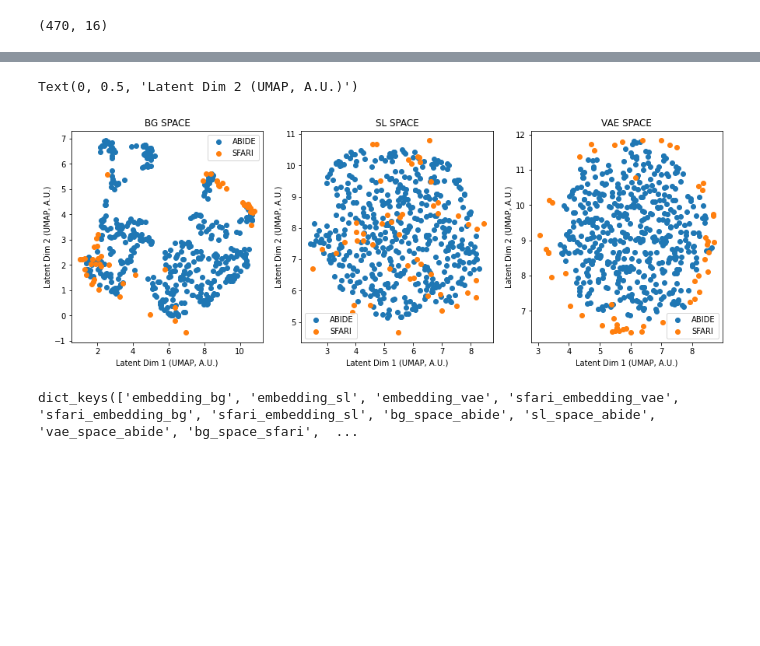
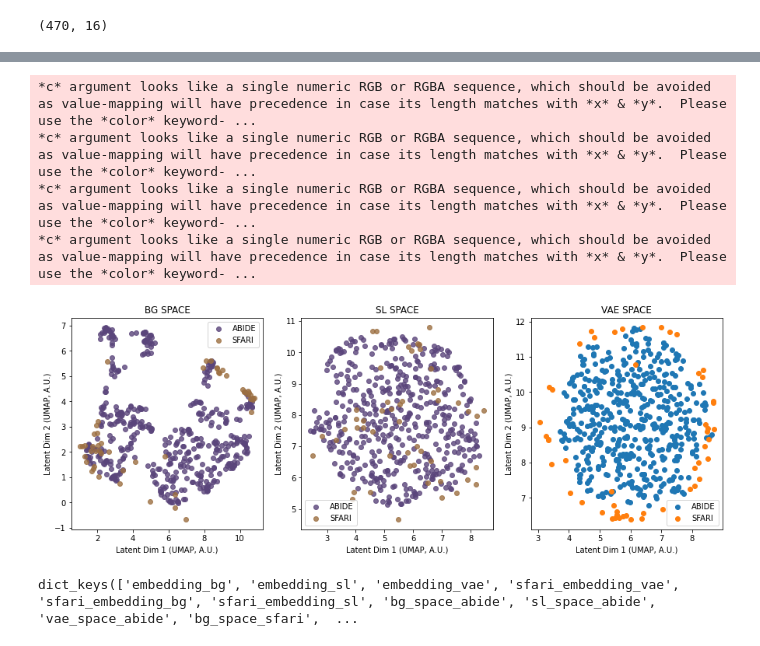
Before and after one commit to Aglinskas/BC-MRI-AE, a Jupyter notebook: Colab Notebooks/mahalanobis_distance_abide_sfari-Copy1.ipynb, the cells around one changed output, grey strips where cells are left out. Drawn from its saved outputs; the diff is of its cells as text; code cells hidden in the pictures; blank space fills up the shorter version.

```diff
--- a/Colab Notebooks/mahalanobis_distance_abide_sfari-Copy1.ipynb
+++ b/Colab Notebooks/mahalanobis_distance_abide_sfari-Copy1.ipynb
@@ -18,3 +31,6 @@ dict_keys(['embedding_bg', 'embedding_sl', 'embedding_vae', 'sfari_embedding_vae
 embed['embedding_bg'].shape
 # %% [output]
 (470, 16)
+# %%
+c_abide = np.array([90,69,123])/255
+c_sfari = np.array([156,111,65])/255
@@ -21,37 +83,42 @@ embed['embedding_bg'].shape
 # %%
 plt.figure(figsize=(15,5))
 embedded_data = embed
 plt.subplot(1,3,1)
-plt.scatter(embedded_data['bg_space_abide'][:,0],embedded_data['bg_space_abide'][:,1])
-plt.scatter(embedded_data['bg_space_sfari'][:,0],embedded_data['bg_space_sfari'][:,1])
+plt.scatter(embedded_data['bg_space_abide'][:,0],embedded_data['bg_space_abide'][:,1],c=c_abide,alpha=.8)
+plt.scatter(embedded_data['bg_space_sfari'][:,0],embedded_data['bg_space_sfari'][:,1],c=c_sfari,alpha=.8)
 #plt.scatter(bg_space_sfari[:,0],bg_space_sfari[:,1])
 plt.legend(['ABIDE','SFARI']);
 plt.title('BG SPACE')
 plt.xlabel('Latent Dim 1 (UMAP, A.U.)')
 plt.ylabel('Latent Dim 2 (UMAP, A.U.)')
 
 plt.subplot(1,3,2)
-plt.scatter(embedded_data['sl_space_abide'][:,0],embedded_data['sl_space_abide'][:,1])
-plt.scatter(embedded_data['sl_space_sfari'][:,0],embedded_data['sl_space_sfari'][:,1])
+plt.scatter(embedded_data['sl_space_abide'][:,0],embedded_data['sl_space_abide'][:,1],c=c_abide,alpha=.8)
+plt.scatter(embedded_data['sl_space_sfari'][:,0],embedded_data['sl_space_sfari'][:,1],c=c_sfari,alpha=.8)
 #plt.scatter(sl_space_sfari[:,0],sl_space_sfari[:,1])
 plt.legend(['ABIDE','SFARI']);
 plt.title('SL SPACE')
 plt.xlabel('Latent Dim 1 (UMAP, A.U.)')
 plt.ylabel('Latent Dim 2 (UMAP, A.U.)')
 
 plt.subplot(1,3,3)
 plt.scatter(embedded_data['vae_space_abide'][:,0],embedded_data['vae_space_abide'][:,1])
 plt.scatter(embedded_data['vae_space_sfari'][:,0],embedded_data['vae_space_sfari'][:,1])
 #plt.scatter(vae_space_sfari[:,0],vae_space_sfari[:,1])
 plt.legend(['ABIDE','SFARI']);
 plt.title('VAE SPACE')
 plt.xlabel('Latent Dim 1 (UMAP, A.U.)')
 plt.ylabel('Latent Dim 2 (UMAP, A.U.)')
 
+plt.savefig('sl_space.pdf',dpi=300)
 #plt.savefig('/mmfs1/data/aglinska/figures/spaces_abide_sfari.png',dpi=300)
+#plt.savefig('/Users/aidasaglinskas/Desktop/bars/spaces_abide_sfari.png',dpi=300)
 # %% [output]
-Text(0, 0.5, 'Latent Dim 2 (UMAP, A.U.)')
+*c* argument looks like a single numeric RGB or RGBA sequence, which should be avoided as value-mapping will have precedence in case its length matches with *x* & *y*.  Please use the *color* keyword- ...
+*c* argument looks like a single numeric RGB or RGBA sequence, which should be avoided as value-mapping will have precedence in case its length matches with *x* & *y*.  Please use the *color* keyword- ...
+*c* argument looks like a single numeric RGB or RGBA sequence, which should be avoided as value-mapping will have precedence in case its length matches with *x* & *y*.  Please use the *color* keyword- ...
+*c* argument looks like a single numeric RGB or RGBA sequence, which should be avoided as value-mapping will have precedence in case its length matches with *x* & *y*.  Please use the *color* keyword- ...
-[figure, old version]
+[figure, new version]
 # %%
 embed.keys()
 # %% [output]
```
Also changed, not shown: parts of 52 cells of this notebook, 24 other files.
